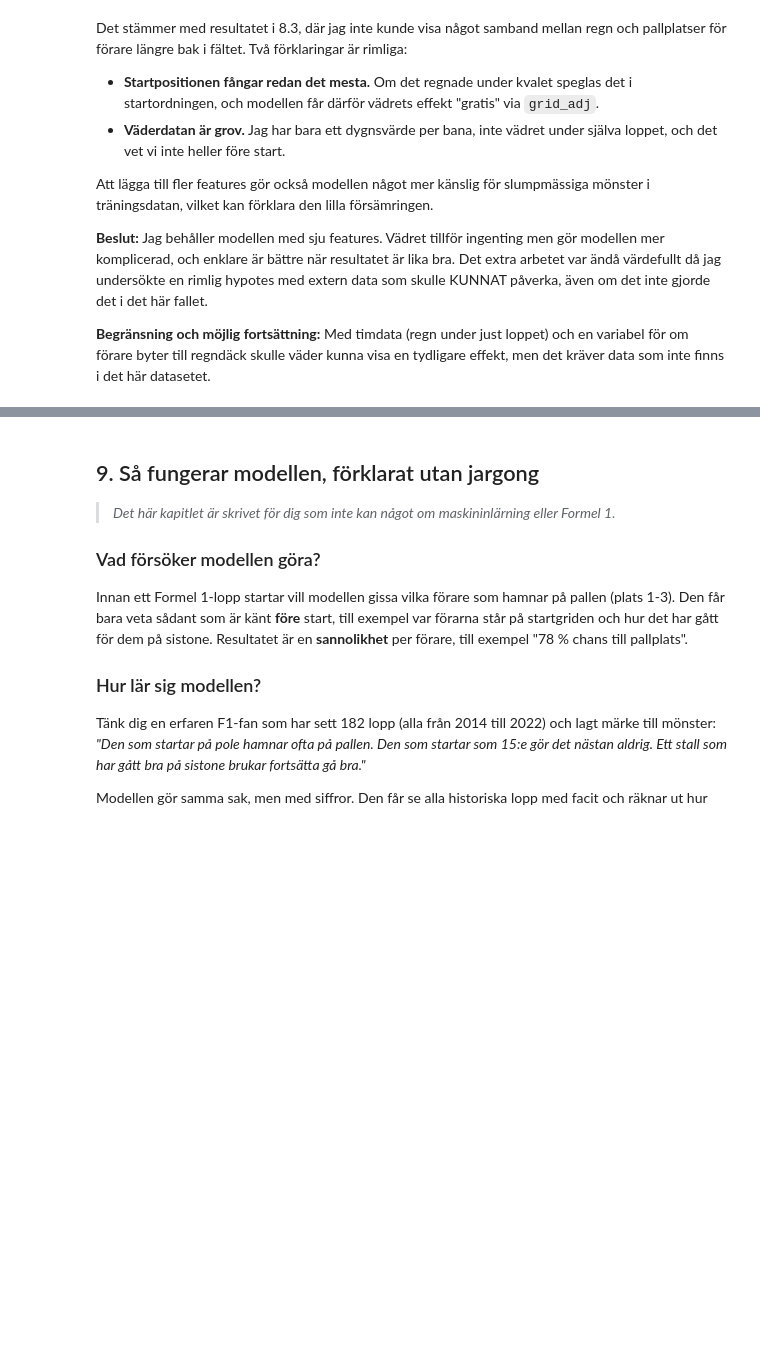
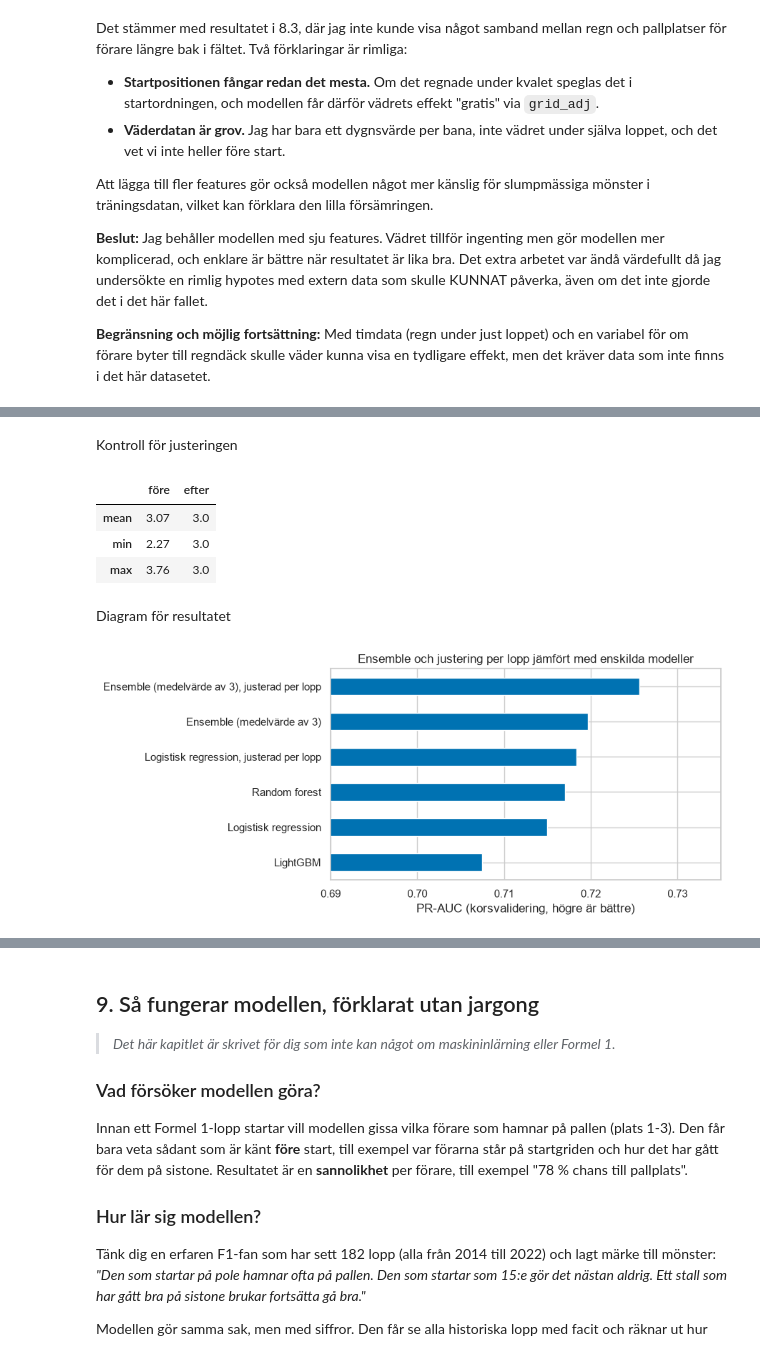
Before and after one commit to felixalfred/f1-podium-prediction, a Jupyter notebook: notebooks/f1_podium_prediction.ipynb, the cells around one changed output, grey strips where cells are left out. Saved outputs shown, nothing was run; the diff lists cells and outputs as text; code cells hidden in the pictures; blank space fills up the shorter version.

Commit message:
Kapitel 8: ensemble och justering per lopp

```diff
--- a/notebooks/f1_podium_prediction.ipynb
+++ b/notebooks/f1_podium_prediction.ipynb
@@ -1952,0 +1966,15 @@ Att lägga till fler features gör också modellen något mer känslig för slum
+# %%
+from sklearn.base import clone
+from sklearn.metrics import log_loss, brier_score_loss
+from scipy.optimize import brentq
+from scipy.special import expit, logit
+
+def normalise_per_race(data, p):
+    """Justerar sannolikheterna inom varje lopp så att de summerar till 3 (det finns tre pallplatser)."""
+    tmp = pd.DataFrame({"raceId": data["raceId"].values, "p": np.clip(np.asarray(p), 1e-6, 1 - 1e-6)})
+    out = np.empty(len(tmp))
+    for race, idx in tmp.groupby("raceId").indices.items():
+        z = logit(tmp["p"].values[idx])                                # sannolikhet -> log-odds
+        c = brentq(lambda c: expit(z + c).sum() - 3, -30, 30)          # förskjutningen som ger summa 3
+        out[idx] = expit(z + c)                                        # tillbaka till sannolikhet
+    return out
@@ -1952,0 +2007,21 @@ Att lägga till fler features gör också modellen något mer känslig för slum
+# %%
+def block_metrics(label, preds):
+    """Medelvärde av måtten över de tre valideringsblocken."""
+    rows = []
+    for i, (tr, va) in enumerate(cv_splits):
+        d, y, p = dev.iloc[va], y_dev.iloc[va], preds[i]
+        top3, alla3 = top3_metrics(d, p)
+        rows.append({
+            "pr_auc": average_precision_score(y, p),
+            "roc_auc": roc_auc_score(y, p),
+            "log_loss": log_loss(y, np.clip(p, 1e-6, 1 - 1e-6)),
+            "brier": brier_score_loss(y, p),
+            "top3_hit_rate": top3,
+            "all_three_correct": alla3,
+        })
+    r = pd.DataFrame(rows).mean()
+    r.name = label
+    return r
+
+experiment = pd.DataFrame([block_metrics(k, v) for k, v in varianter.items()])
+experiment.round(3)
@@ -1952,0 +2036,29 @@ Att lägga till fler features gör också modellen något mer känslig för slum
+# %% [markdown]
+Kontroll för justeringen
+# %%
+# Summan av sannolikheterna per lopp i sista valideringsblocket, före och efter justering
+d = dev.iloc[cv_splits[-1][1]]
+kontroll = pd.DataFrame({
+    "raceId": d["raceId"].values,
+    "före": varianter["Logistisk regression"][-1],
+    "efter": varianter["Logistisk regression, justerad per lopp"][-1],
+}).groupby("raceId").sum()
+
+kontroll.describe().round(2).loc[["mean", "min", "max"]]
+# %% [output]
+|  | före | efter |
+| mean | 3.07 | 3.0 |
+| min | 2.27 | 3.0 |
+| max | 3.76 | 3.0 |
+# %% [markdown]
+Diagram för resultatet
+# %%
+fig, ax = plt.subplots(figsize=(9, 4))
+experiment["pr_auc"].sort_values().plot.barh(ax=ax, color="#0072B2")
+ax.set_xlim(0.69, 0.735)
+ax.set_xlabel("PR-AUC (korsvalidering, högre är bättre)")
+ax.set_title("Ensemble och justering per lopp jämfört med enskilda modeller")
+plt.tight_layout()
+plt.show()
+# %% [output]
+[figure, added]
```
Also changed, not shown: parts of 8 cells of this notebook.
